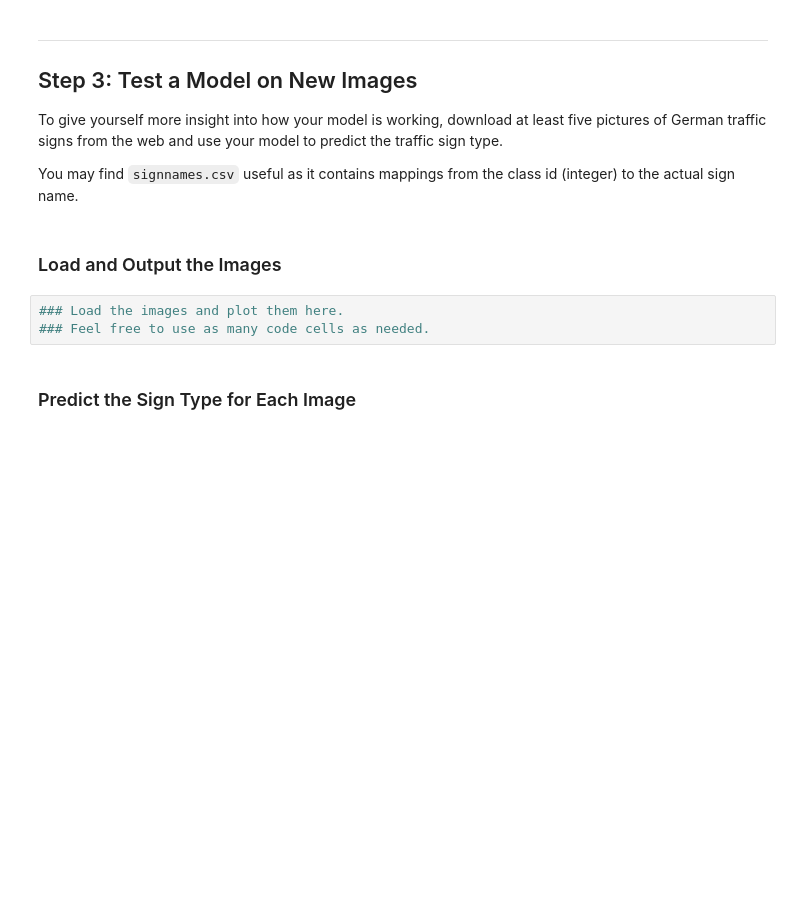
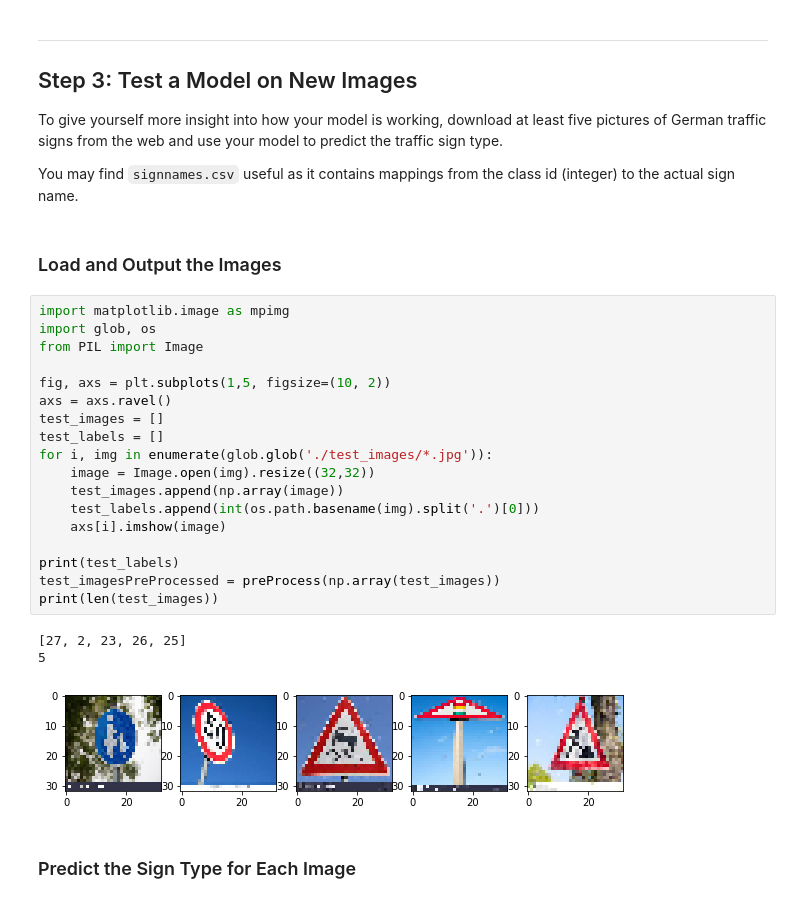
Before and after one commit to Sumitb26/CarND-Traffic-Sign-Classifier-P3, a Jupyter notebook: Traffic_Sign_Classifier.ipynb, the cells around one changed output. Cells and saved outputs as stored; diff of their text form; blank space fills up the shorter version.

```diff
--- a/Traffic_Sign_Classifier.ipynb
+++ b/Traffic_Sign_Classifier.ipynb
@@ -306,9 +316,28 @@ To give yourself more insight into how your model is working, download at least
 You may find `signnames.csv` useful as it contains mappings from the class id (integer) to the actual sign name.
 # %% [markdown]
 ### Load and Output the Images
-# %%
-### Load the images and plot them here.
-### Feel free to use as many code cells as needed.
+# %%
+import matplotlib.image as mpimg
+import glob, os
+from PIL import Image
+
+fig, axs = plt.subplots(1,5, figsize=(10, 2))
+axs = axs.ravel()
+test_images = []
+test_labels = []
+for i, img in enumerate(glob.glob('./test_images/*.jpg')):
+    image = Image.open(img).resize((32,32))
+    test_images.append(np.array(image))
+    test_labels.append(int(os.path.basename(img).split('.')[0]))
+    axs[i].imshow(image)
+
+print(test_labels)
+test_imagesPreProcessed = preProcess(np.array(test_images))
+print(len(test_images))
+# %% [output]
+[27, 2, 23, 26, 25]
+5
+[figure, added]
 # %% [markdown]
 ### Predict the Sign Type for Each Image
 # %%
```
Also changed, not shown: parts of 4 cells of this notebook, 3 other files.
